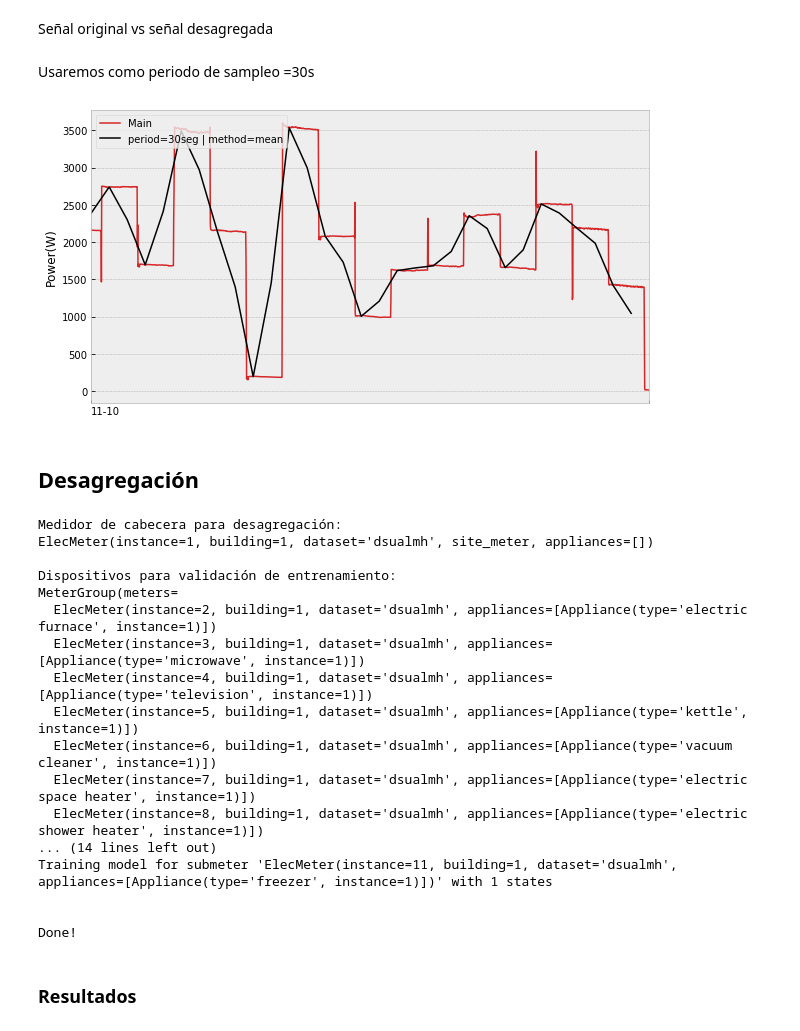
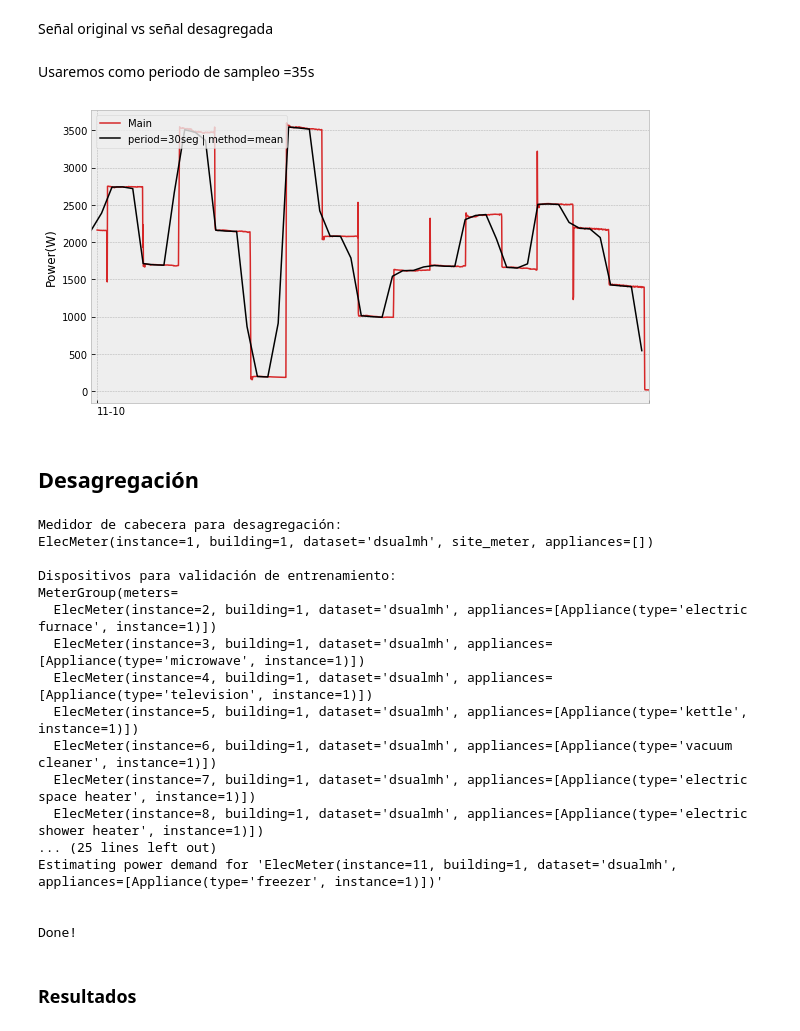
Before and after one commit to crn565/ozm10_appliances_transitorios, a Jupyter notebook: 7.- DESAGREGACION.ipynb, the cells around one changed output. Drawn from its saved outputs; the diff is of its cells as text; code cells hidden in the pictures.

```diff
--- a/7.- DESAGREGACION.ipynb
+++ b/7.- DESAGREGACION.ipynb
@@ -58,22 +58,24 @@ test_elec.plot()
 # %% [markdown]
 Señal original vs señal desagregada
 # %% [markdown]
-Usaremos como periodo de sampleo =30s
+Usaremos como periodo de sampleo =35s
 # %%
 rcParams['figure.figsize'] = (10, 6)
 
 ax1 = next(test_Main.load(ac_type='active', sample_period=1, resample_kwargs={'how':'first'})).plot(c='tab:red', lw=1.5)
-next(test_Main.load(ac_type='active', sample_period=60, resample_kwargs={'how':'mean'})).plot(ax=ax1, c='k', lw=1.5)
+next(test_Main.load(ac_type='active', sample_period=35, resample_kwargs={'how':'mean'})).plot(ax=ax1, c='k', lw=1.5)
+#next(test_Main.load(ac_type='active', sample_period=60, resample_kwargs={'how':'mean'})).plot(ax=ax1, c='k', lw=1.5)
 
 ax1.legend([('Main'),'period=30seg | method=mean'], loc='upper left') #etiquetas
+
 ax1.minorticks_off()
 ax1.set_ylabel('Power(W)')
 ax1.set(xticks=('2023-03-07 12:41:00+01:00', '2023-03-07 13:12:00+01:00'))
 ax1.set_xticklabels(labels=['11-10'], ha='left', rotation=0)
 plt.savefig('./data/images/6.1_Plot_test_30seg.svg', bbox_inches='tight', transparent=True)
 pass
 # %% [output]
-[figure, old version]
+[figure, new version]
 # %% [markdown]
 ## Desagregación
 # %%
@@ -114,9 +116,11 @@ print(valid_Devices)
 
 from nilmtk.legacy.disaggregate import CombinatorialOptimisation, FHMM
 
+periods = { '1seg':1}
 
-#periods = { '30seg':30}.
-periods = { '60seg':60}
+
+#periods = { '35seg':35}
+#periods = { '60seg':60}
 
 #methods = [ 'median']
 methods = [ 'first']
@@ -132,8 +136,8 @@ null={} #diccionario nulo
 for sp_name, sp in periods.items():
     t = []
     for method in methods:
-        models={'FHMM':FHMM()}
-        #models={'CO':CombinatorialOptimisation()}
+        #models={'FHMM':FHMM()}
+        models={'CO':CombinatorialOptimisation()}
         for model_name, model in models.items():
             model.MIN_CHUNK_LENGTH = 1
             print("*"*20 + ' ' + model_name + ' ' + sp_name+ ' ' + method + "*"*20)
@@ -142,7 +146,8 @@ for sp_name, sp in periods.items():
             model.train(train_Devices,
                 num_states_dict={}, #diccionario de estados nulo, por defecto
                 ac_type='active', #potencia activa, por defecto
-                sample_period=60, #cambio de muestreo
+                #sample_period=60, #cambio de muestreo
+                sample_period=1, #cambio de muestreo
                 resample_kwargs={'how':'first'})#método
 
             t.append(round(time.time()-start,2)) #tiempo de simulación
@@ -172,8 +177,8 @@ MeterGroup(meters=
   ElecMeter(instance=6, building=1, dataset='dsualmh', appliances=[Appliance(type='vacuum cleaner', instance=1)])
   ElecMeter(instance=7, building=1, dataset='dsualmh', appliances=[Appliance(type='electric space heater', instance=1)])
   ElecMeter(instance=8, building=1, dataset='dsualmh', appliances=[Appliance(type='electric shower heater', instance=1)])
-... (14 lines left out)
-Training model for submeter 'ElecMeter(instance=11, building=1, dataset='dsualmh', appliances=[Appliance(type='freezer', instance=1)])' with 1 states
+... (25 lines left out)
+Estimating power demand for 'ElecMeter(instance=11, building=1, dataset='dsualmh', appliances=[Appliance(type='freezer', instance=1)])'
 
 
 Done!
```
Also changed, not shown: parts of 8 cells of this notebook, 3 other files.
